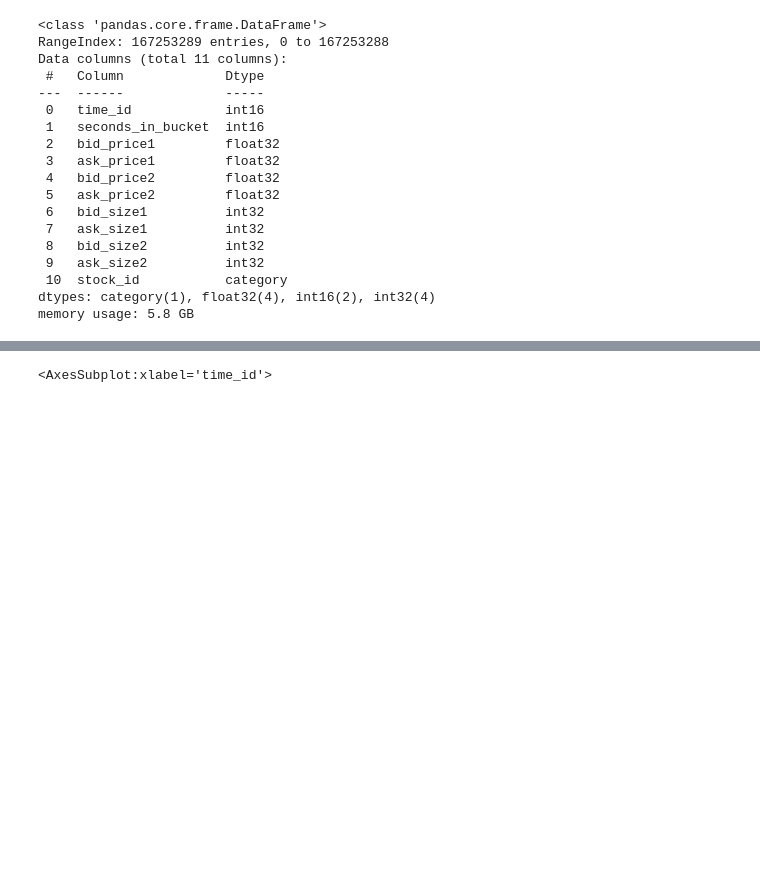
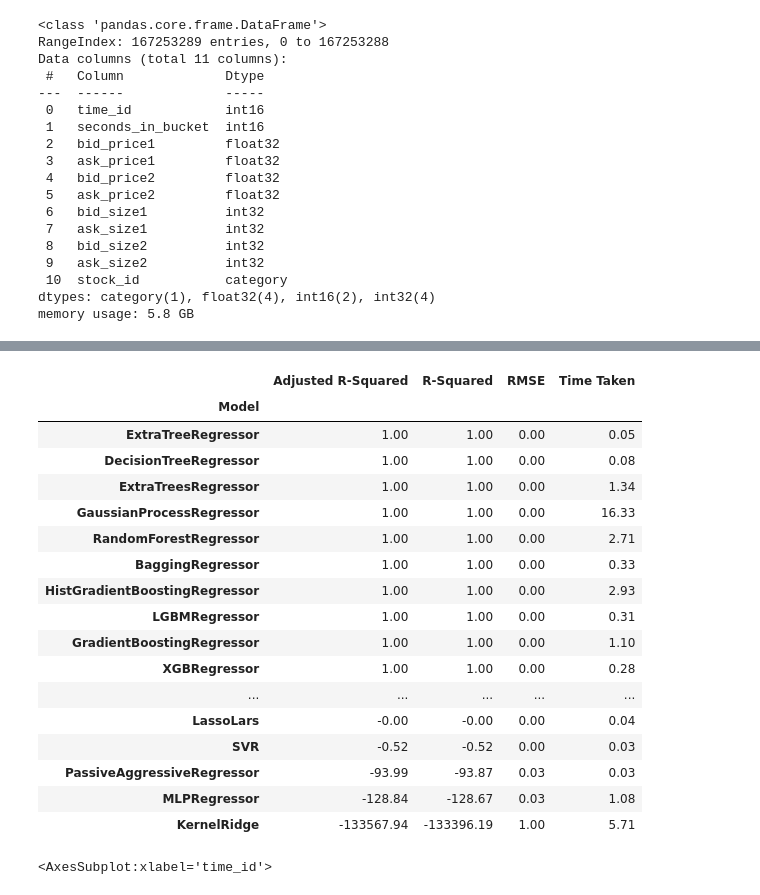
Before and after one commit to Luv2bnanook44/volatility_predictor_optiver, a Jupyter notebook: workspace.ipynb, the cells around one changed output, grey strips where cells are left out. Saved outputs shown, nothing was run; the diff lists cells and outputs as text; code cells hidden in the pictures; blank space fills up the shorter version.

```diff
--- a/workspace.ipynb
+++ b/workspace.ipynb
@@ -54,3 +58,5 @@ book_df.head()
+# %%
+test_df = book_train.to_pandas()
 # %%
 book_df.info()
 # %% [output]
@@ -79,3 +92,34 @@ ValueError: ('_SigmoidCalibration', <class 'sklearn.calibration._SigmoidCalibrat
+# %%
+X_test = test_df.drop(labels=['bid_price1', 'stock_id'], axis=1).iloc[:7000]
+y_test = test_df['bid_price1'].iloc[:7000]
+# %%
+X_train = book_df.drop(labels=['bid_price1', 'stock_id'], axis=1).iloc[:7000]
+y_train = book_df['bid_price1'].iloc[:7000]
+# %%
+reg = LazyRegressor(verbose=0,ignore_warnings=True, custom_metric=None, predictions=True)
+
+models, pred = reg.fit(X_train, X_test, y_train, y_test)
+# %%
+models
+# %% [output]
+|  | Adjusted R-Squared | R-Squared | RMSE | Time Taken |
+| Model |  |  |  |  |
+| ExtraTreeRegressor | 1.00 | 1.00 | 0.00 | 0.05 |
+| DecisionTreeRegressor | 1.00 | 1.00 | 0.00 | 0.08 |
+| ExtraTreesRegressor | 1.00 | 1.00 | 0.00 | 1.34 |
+| GaussianProcessRegressor | 1.00 | 1.00 | 0.00 | 16.33 |
+| RandomForestRegressor | 1.00 | 1.00 | 0.00 | 2.71 |
+| BaggingRegressor | 1.00 | 1.00 | 0.00 | 0.33 |
+| HistGradientBoostingRegressor | 1.00 | 1.00 | 0.00 | 2.93 |
+| LGBMRegressor | 1.00 | 1.00 | 0.00 | 0.31 |
+| GradientBoostingRegressor | 1.00 | 1.00 | 0.00 | 1.10 |
+| XGBRegressor | 1.00 | 1.00 | 0.00 | 0.28 |
+| ... | ... | ... | ... | ... |
+| LassoLars | -0.00 | -0.00 | 0.00 | 0.04 |
+| SVR | -0.52 | -0.52 | 0.00 | 0.03 |
+| PassiveAggressiveRegressor | -93.99 | -93.87 | 0.03 | 0.03 |
+| MLPRegressor | -128.84 | -128.67 | 0.03 | 1.08 |
+| KernelRidge | -133567.94 | -133396.19 | 1.00 | 5.71 |
 # %%
 book_df[['time_id', 'bid_price1', 'bid_price2']].set_index('time_id').iloc[:10000].plot()
 # %% [output]
```
Also changed, not shown: parts of 7 cells of this notebook.
